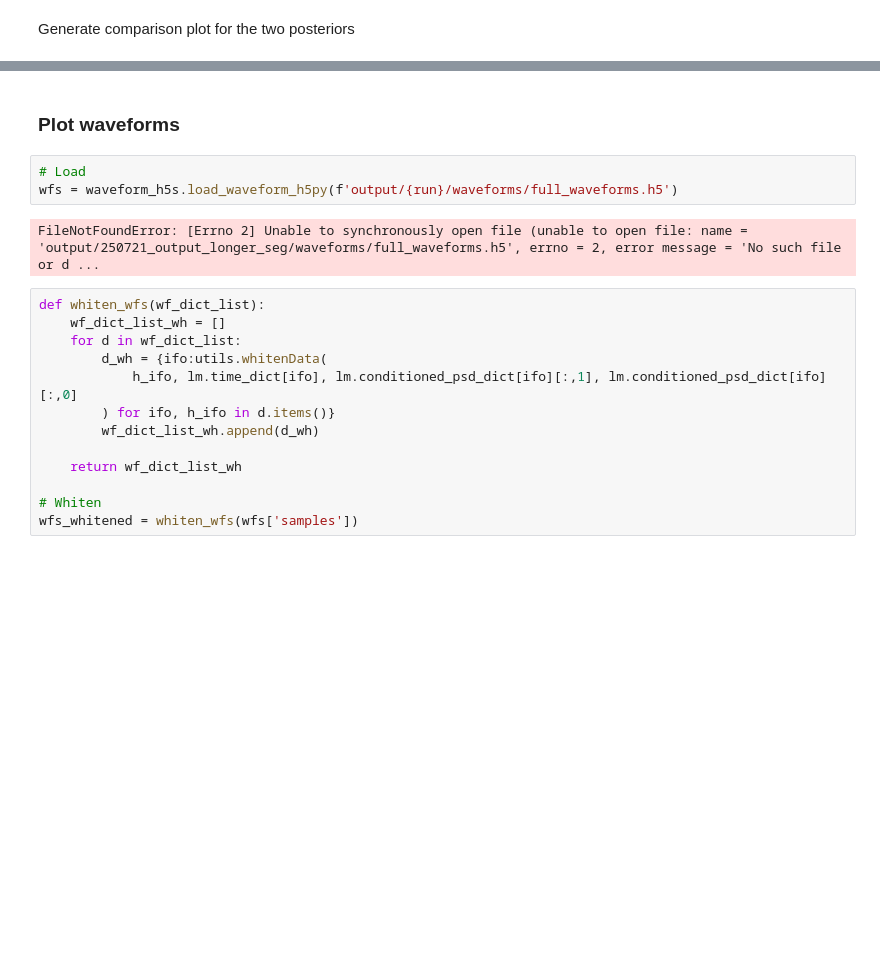
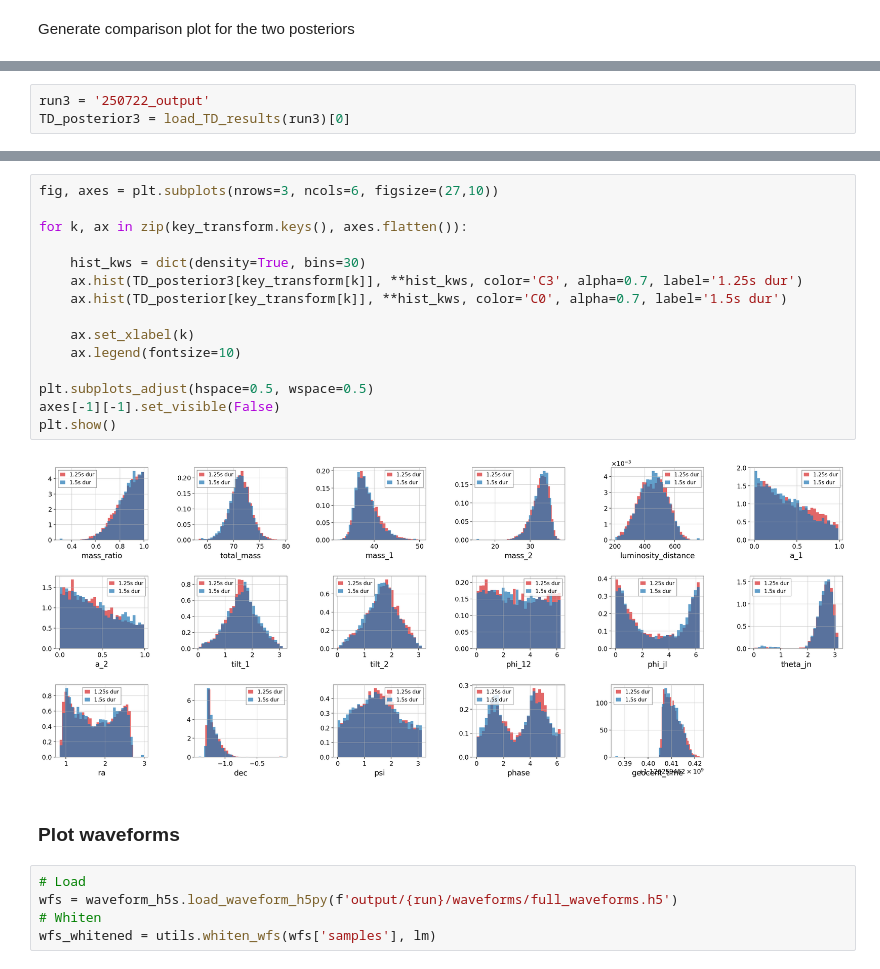
Before and after one commit to simonajmiller/tdinf, a Jupyter notebook: review/GW150914_IMRPhenomXPHM/plot_result.ipynb, the cells around one changed output, grey strips where cells are left out. Cells and saved outputs as stored; diff of their text form; blank space fills up the shorter version.

```diff
--- a/review/GW150914_IMRPhenomXPHM/plot_result.ipynb
+++ b/review/GW150914_IMRPhenomXPHM/plot_result.ipynb
@@ -228,0 +287,3 @@ plt.show()
+# %%
+run3 = '250722_output'
+TD_posterior3 = load_TD_results(run3)[0]
@@ -229,23 +297,27 @@ plt.show()
+# %%
+fig, axes = plt.subplots(nrows=3, ncols=6, figsize=(27,10))
+
+for k, ax in zip(key_transform.keys(), axes.flatten()):
+
+    hist_kws = dict(density=True, bins=30)
+    ax.hist(TD_posterior3[key_transform[k]], **hist_kws, color='C3', alpha=0.7, label='1.25s dur')
+    ax.hist(TD_posterior[key_transform[k]], **hist_kws, color='C0', alpha=0.7, label='1.5s dur')
+
+    ax.set_xlabel(k)
+    ax.legend(fontsize=10)
+
+plt.subplots_adjust(hspace=0.5, wspace=0.5)
+axes[-1][-1].set_visible(False)
+plt.show()
+# %% [output]
+[figure, added]
 # %% [markdown]
 ### Plot waveforms
 # %%
 # Load
 wfs = waveform_h5s.load_waveform_h5py(f'output/{run}/waveforms/full_waveforms.h5')
+# Whiten
+wfs_whitened = utils.whiten_wfs(wfs['samples'], lm)
-# %% [output]
-FileNotFoundError: [Errno 2] Unable to synchronously open file (unable to open file: name = 'output/250721_output_longer_seg/waveforms/full_waveforms.h5', errno = 2, error message = 'No such file or d ...
-# %%
-def whiten_wfs(wf_dict_list):
-    wf_dict_list_wh = []
-    for d in wf_dict_list:
-        d_wh = {ifo:utils.whitenData(
-            h_ifo, lm.time_dict[ifo], lm.conditioned_psd_dict[ifo][:,1], lm.conditioned_psd_dict[ifo][:,0]
-        ) for ifo, h_ifo in d.items()}
-        wf_dict_list_wh.append(d_wh)
-
-    return wf_dict_list_wh
-
-# Whiten
-wfs_whitened = whiten_wfs(wfs['samples'])
 # %%
 # Plot colored
 for i, ifo in enumerate(lm.ifos):
```
Also changed, not shown: parts of 28 cells of this notebook, 14 other files.
